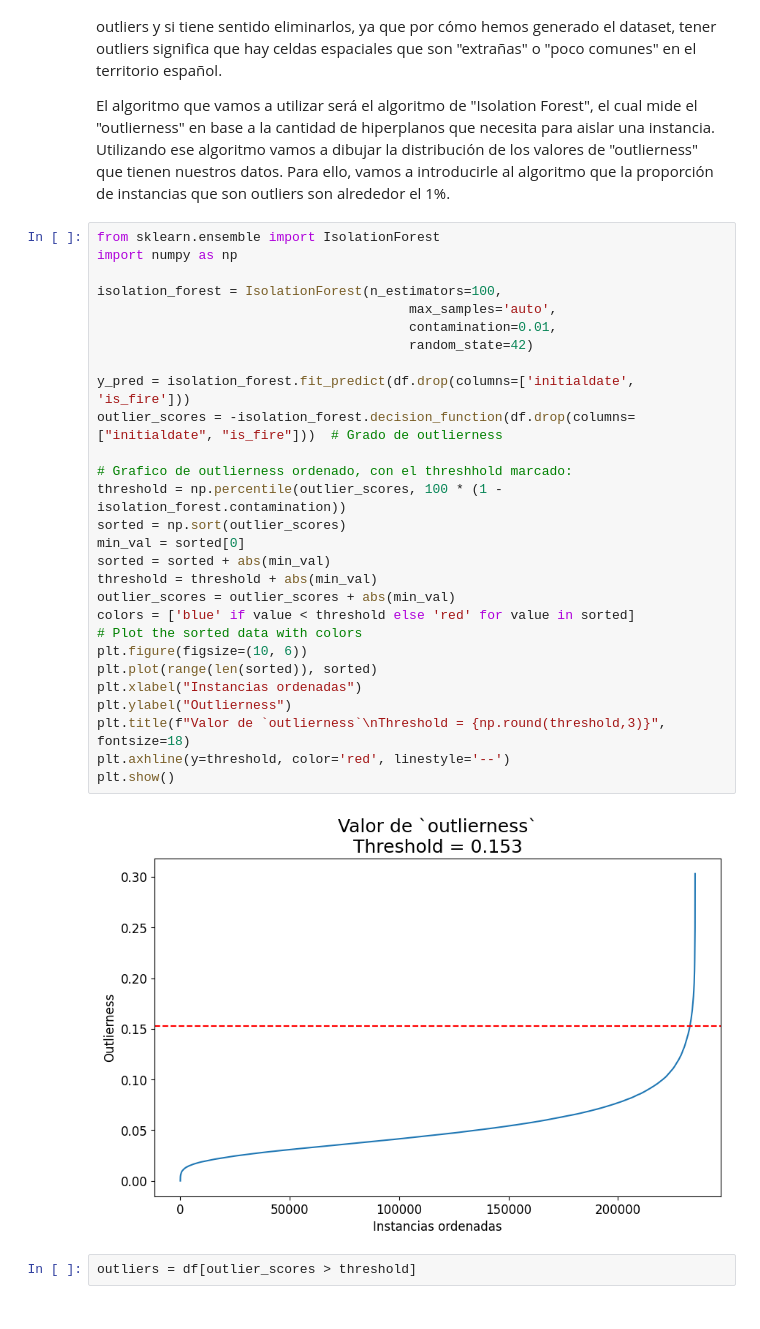
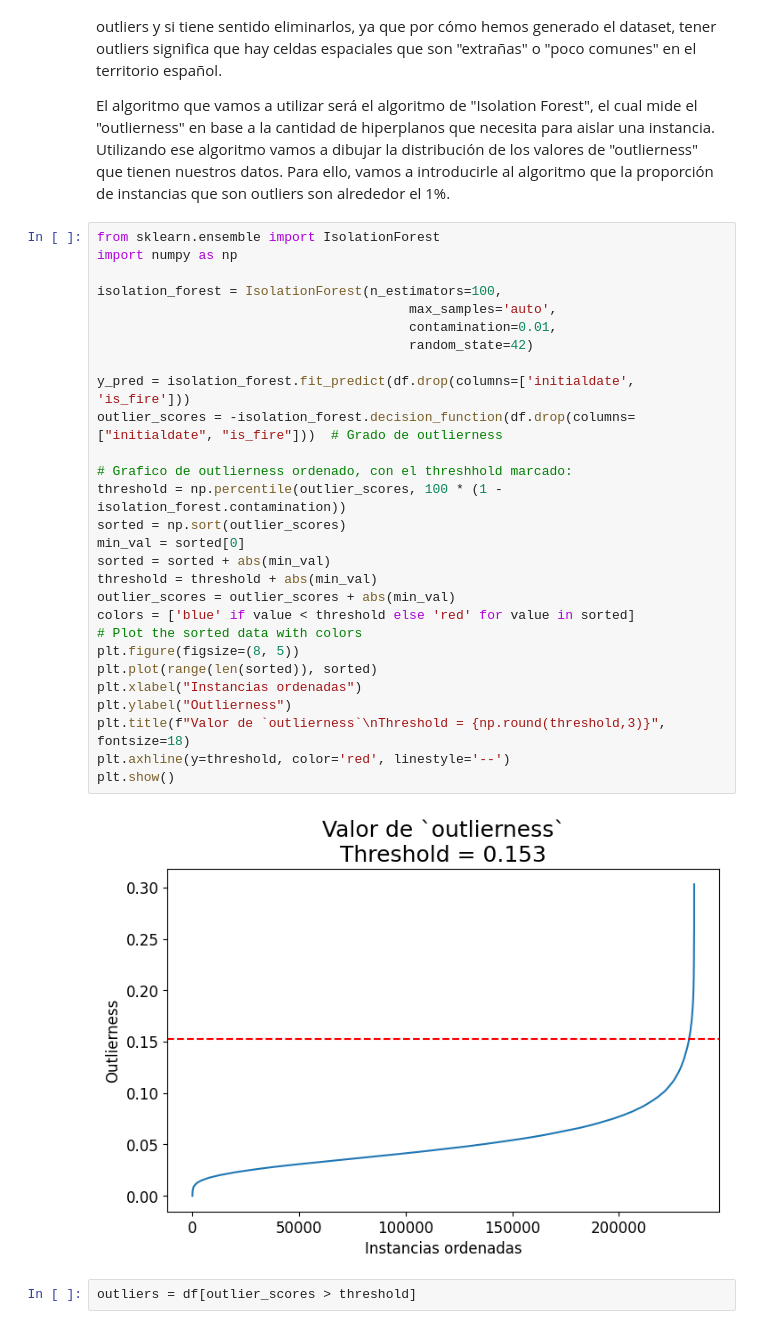
Before and after one commit to JulenErcibengoa/Aprendizaje_Automatico_Avanzado, a Jupyter notebook: src/main.ipynb, the cells around one changed output. Saved outputs shown, nothing was run; the diff lists cells and outputs as text.

```diff
--- a/src/main.ipynb
+++ b/src/main.ipynb
@@ -797,33 +807,33 @@ El algoritmo que vamos a utilizar será el algoritmo de "Isolation Forest", el c
 # %%
 from sklearn.ensemble import IsolationForest
 import numpy as np
 
 isolation_forest = IsolationForest(n_estimators=100,
                                         max_samples='auto',
                                         contamination=0.01,
                                         random_state=42)
 
 y_pred = isolation_forest.fit_predict(df.drop(columns=['initialdate', 'is_fire']))
 outlier_scores = -isolation_forest.decision_function(df.drop(columns=["initialdate", "is_fire"]))  # Grado de outlierness
 
 # Grafico de outlierness ordenado, con el threshhold marcado:
 threshold = np.percentile(outlier_scores, 100 * (1 - isolation_forest.contamination))
 sorted = np.sort(outlier_scores)
 min_val = sorted[0]
 sorted = sorted + abs(min_val)
 threshold = threshold + abs(min_val)
 outlier_scores = outlier_scores + abs(min_val)
 colors = ['blue' if value < threshold else 'red' for value in sorted]
 # Plot the sorted data with colors
-plt.figure(figsize=(10, 6))
+plt.figure(figsize=(8, 5))
 plt.plot(range(len(sorted)), sorted)
 plt.xlabel("Instancias ordenadas")
 plt.ylabel("Outlierness")
 plt.title(f"Valor de `outlierness`\nThreshold = {np.round(threshold,3)}", fontsize=18)
 plt.axhline(y=threshold, color='red', linestyle='--')
 plt.show()
 # %% [output]
-[figure, old version]
+[figure, new version]
 # %%
 outliers = df[outlier_scores > threshold]
 # %% [markdown]
```
Also changed, not shown: parts of 10 cells of this notebook.
